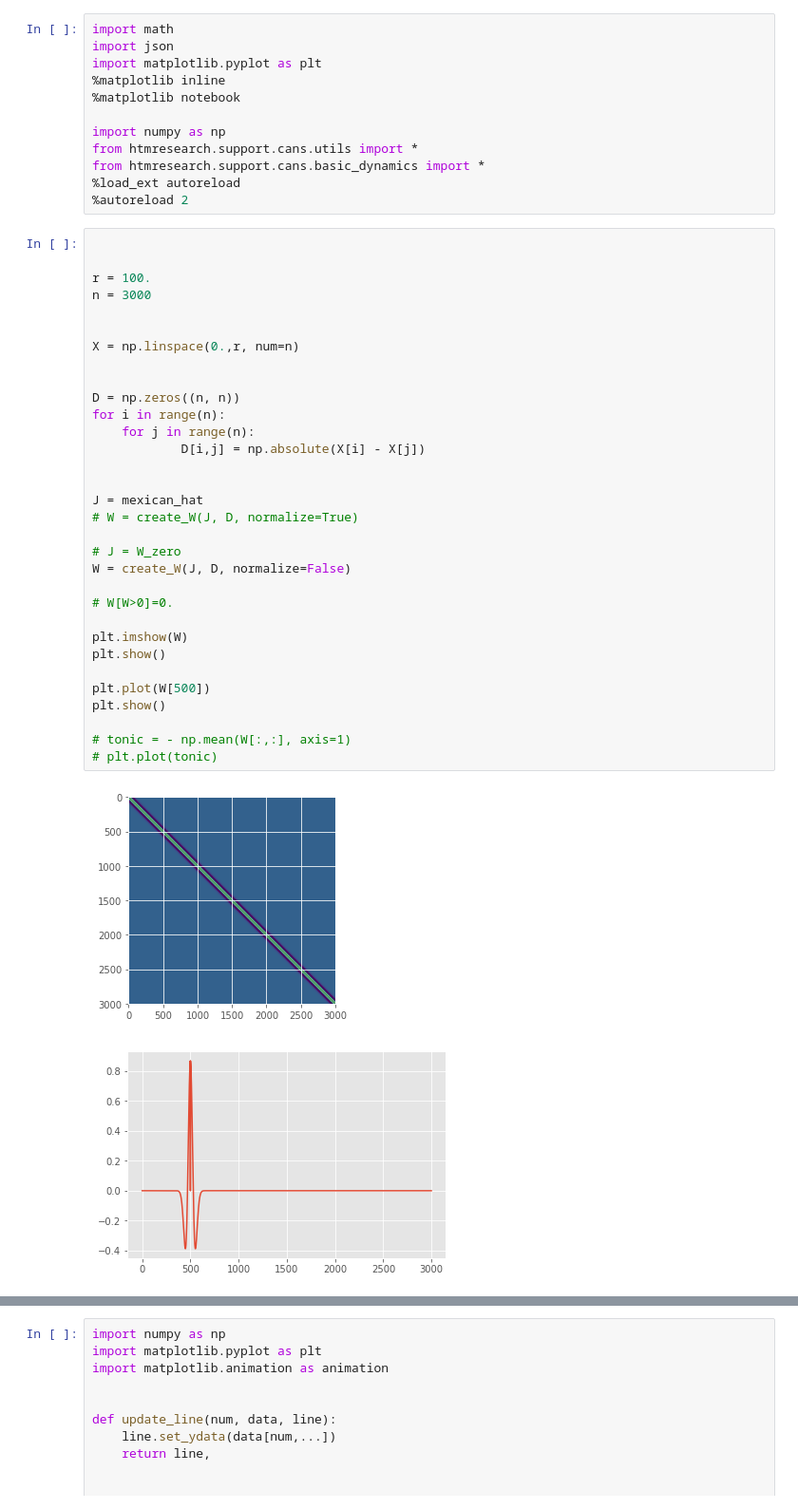
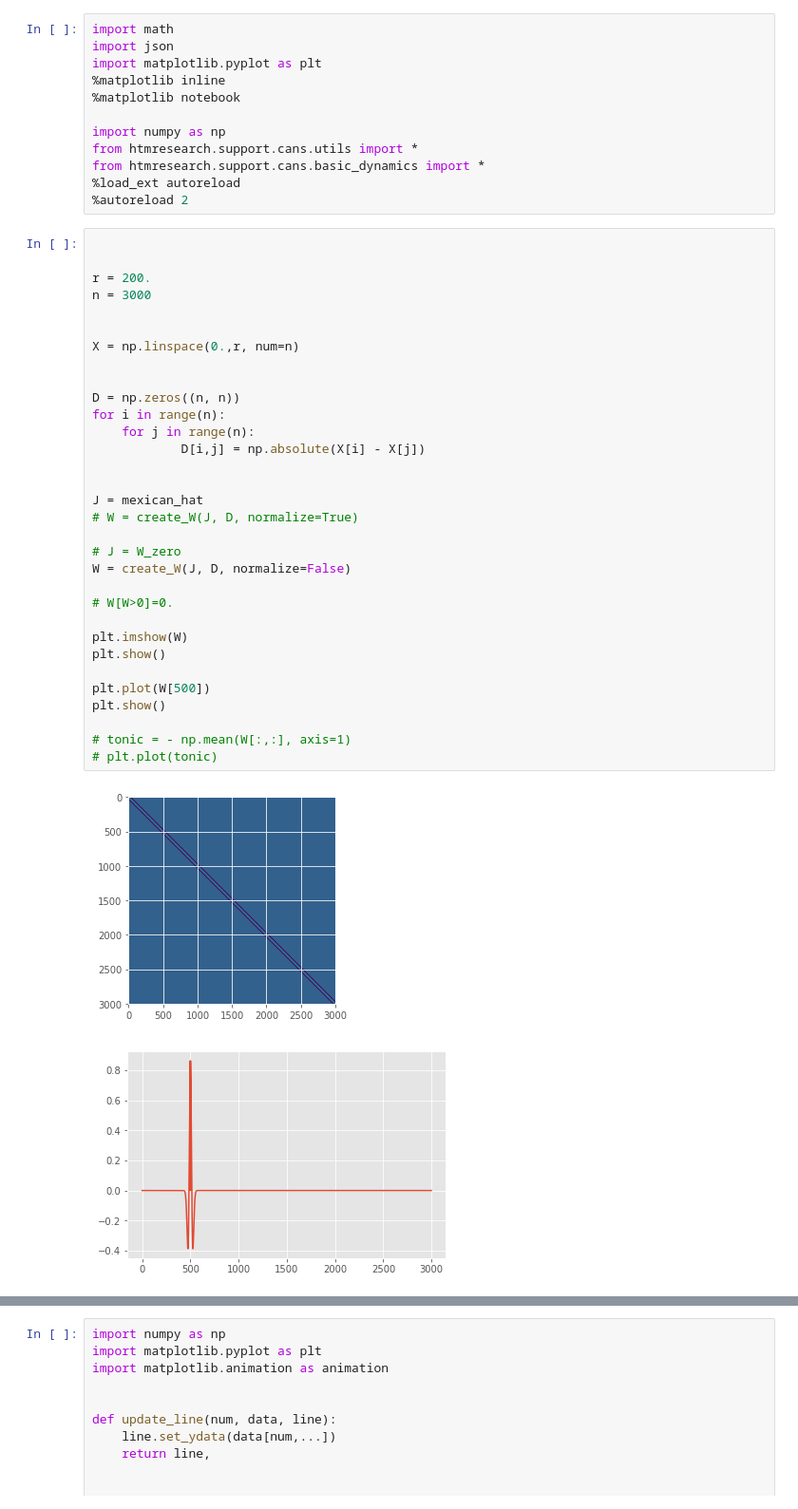
Before and after one commit to mirkoklukas/htmresearch, a Jupyter notebook: projects/gridcells/jupyter/CAN/1d CAN -Copy2.ipynb, the cells around one changed output, grey strips where cells are left out. Shown: that part at 95% size. Cells and saved outputs as stored; diff of their text form.

```diff
--- a/projects/gridcells/jupyter/CAN/1d CAN -Copy2.ipynb
+++ b/projects/gridcells/jupyter/CAN/1d CAN -Copy2.ipynb
@@ -13,37 +13,37 @@ from htmresearch.support.cans.basic_dynamics import *
 # %%
 
 
-r = 100.
+r = 200.
 n = 3000
 
 
 X = np.linspace(0.,r, num=n)
 
 
 D = np.zeros((n, n))
 for i in range(n):
     for j in range(n):
             D[i,j] = np.absolute(X[i] - X[j])
 
 
 J = mexican_hat
 # W = create_W(J, D, normalize=True)
 
 # J = W_zero
 W = create_W(J, D, normalize=False)
 
 # W[W>0]=0.
 
 plt.imshow(W)
 plt.show()
 
 plt.plot(W[500])
 plt.show()
 
 # tonic = - np.mean(W[:,:], axis=1)
 # plt.plot(tonic)
 # %% [output]
-[figure, old version]
+[figure, new version]
-[figure, old version]
+[figure, new version]
 # %%
 # beta_mask = 2 + np.linspace(0,2.,num=n) **2
```
Also changed, not shown: parts of 5 cells of this notebook, 6 other files.
